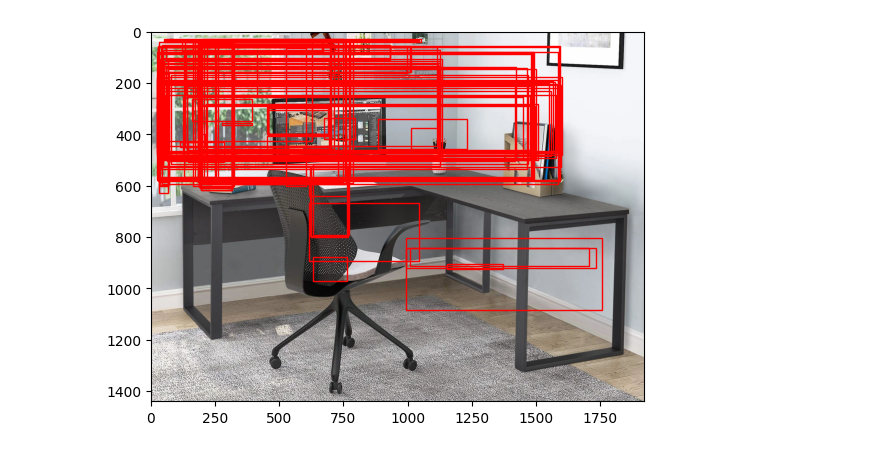
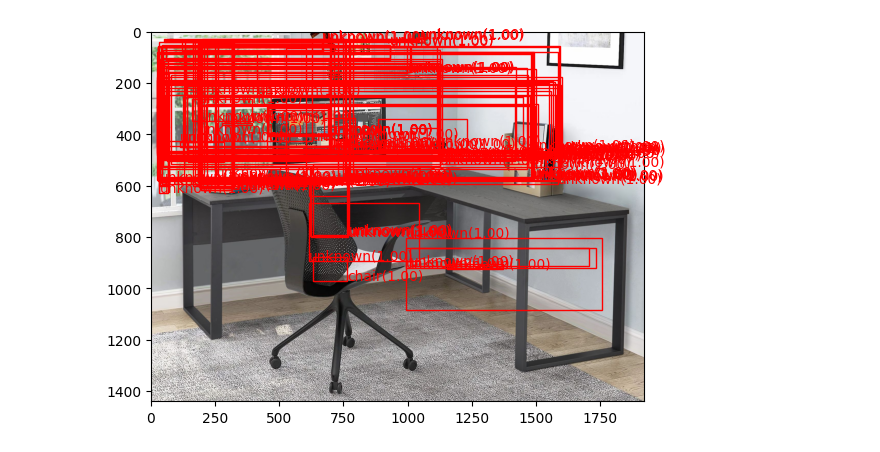
Before and after one commit to garrett-c714/engr407-drone, a Jupyter notebook: view_detections.ipynb, the cells around one changed output. Cells and saved outputs as stored; diff of their text form; code cells hidden in the pictures.

Commit message:
Updates for new data shape of detections

```diff
--- a/view_detections.ipynb
+++ b/view_detections.ipynb
@@ -6,29 +6,33 @@ from PIL import Image
 from detect import get_detections
 
 detections = get_detections()
-boxes = detections["boxes"]
-logits = detections["logits"]
 image_path = detections["image"]
+objects = detections["detections"]
 # %%
 fig, ax = plt.subplots(1)
 image = plt.imread(image_path)
 
 ax.imshow(image)
 
 image_height, image_width = image.shape[:2]
 
-for box in boxes:
+for o in objects:
+    box = o["box"]
     xmin = int(box[0] * image_width)
     ymin = int(box[1] * image_height)
     xmax = int(box[2] * image_width)
     ymax = int(box[3] * image_height)
 
     rect = patches.Rectangle((xmin, ymin), xmax-xmin, ymax-ymin, linewidth=1, edgecolor="r", facecolor="none")
     ax.add_patch(rect)
 
+    score = o["confidence"]
+    class_label = o["class"] + f"({score:.2f})"
+    ax.text(xmin, ymin - 5, class_label, fontsize=10, color="r")
+
 
 plt.show()
 # %% [output]
-[figure, old version]
+[figure, new version]
 # %%
 # Just draw boxes without the image background
```
Also changed, not shown: parts of 1 cell of this notebook, 1 other file.
